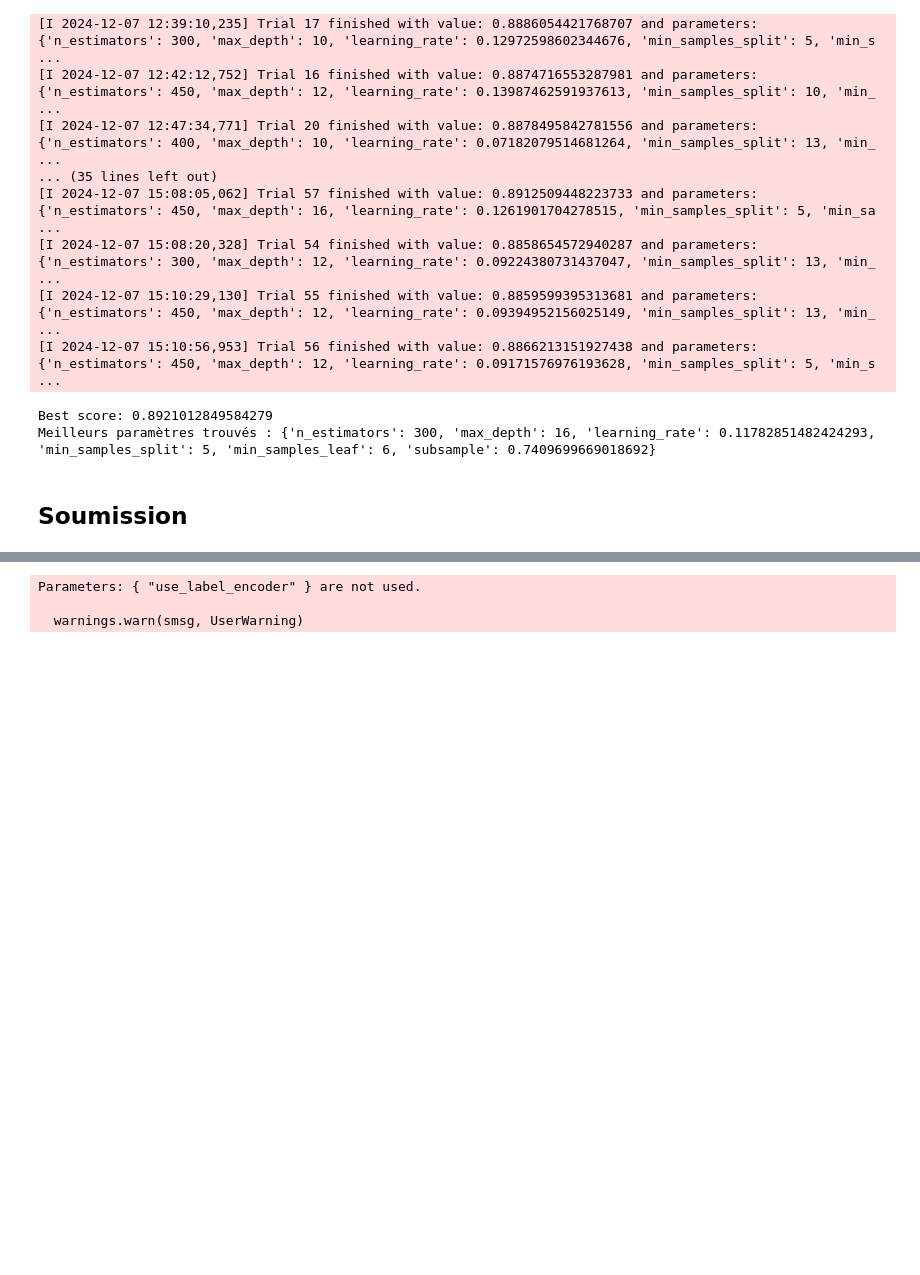
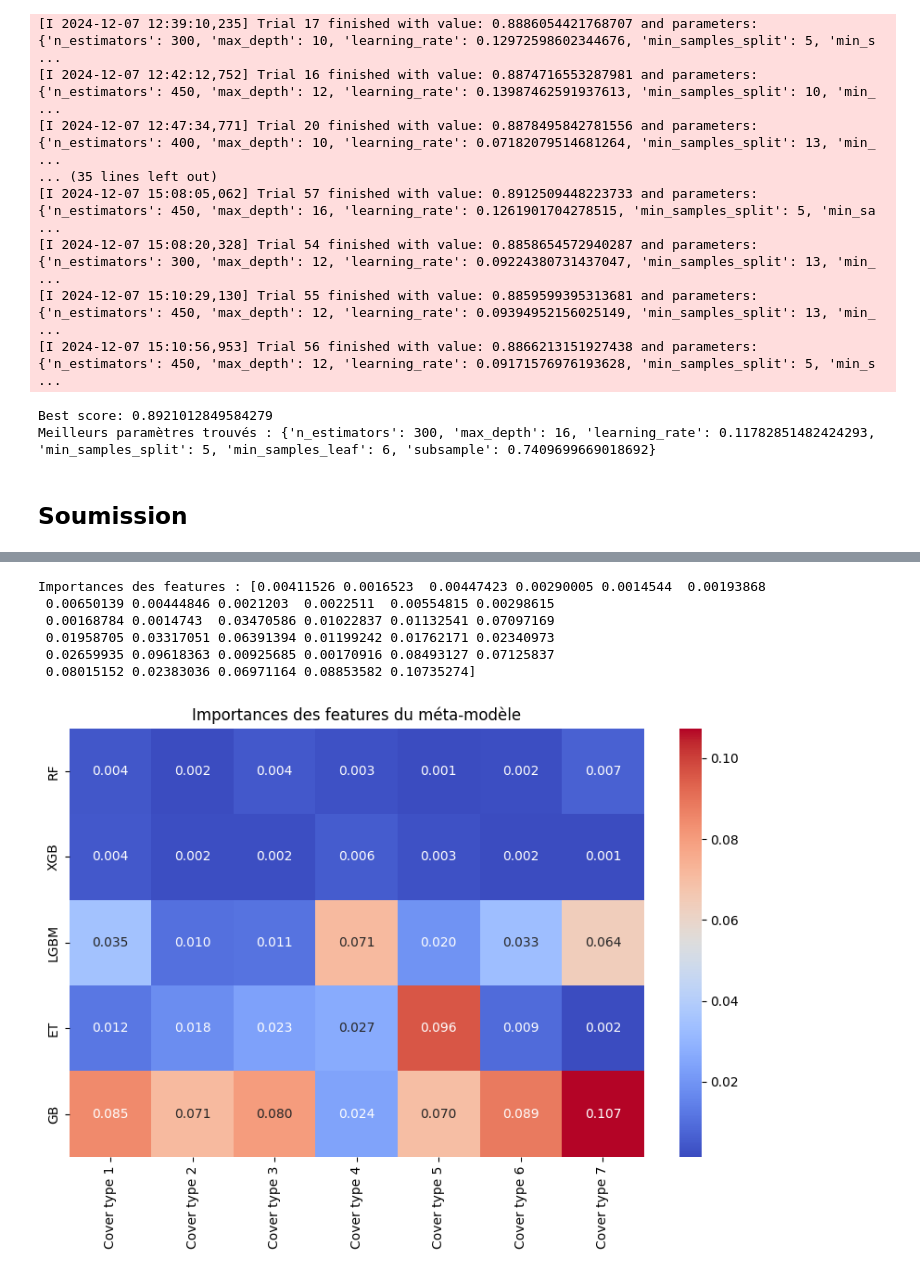
Before and after one commit to stephecw/Forest-Challenge, a Jupyter notebook: tuning_hill.ipynb, the cells around one changed output, grey strips where cells are left out. Saved outputs shown, nothing was run; the diff lists cells and outputs as text; code cells hidden in the pictures; blank space fills up the shorter version.

```diff
--- a/tuning_hill.ipynb
+++ b/tuning_hill.ipynb
@@ -602,0 +658,5 @@ KeyError: "['Hillshade_9am'] not found in axis"
+# %%
+y_adj = y - 1
+
+# On entraîne le modèle de stacking
+stacking_model.fit(X1, y_adj)
@@ -603,15 +684,8 @@ KeyError: "['Hillshade_9am'] not found in axis"
 # %%
-# On entraîne le modèle de stacking
-stacking_model.fit(X, y_adj)
-
 # On prédit sur l'ensemble de test
-y_pred_stack = stacking_model.predict(X_test_full)
+y_pred_stack = stacking_model.predict(X_test_full1)
 
 y_pred_stack = y_pred_stack + 1
-# %% [output]
-Parameters: { "use_label_encoder" } are not used.
-
-  warnings.warn(smsg, UserWarning)
 # %%
 # On crée un DataFrame avec les Id et les Cover_Type prédits
 submission_df = pd.DataFrame({
@@ -623,0 +698,33 @@ submission_df.to_csv('soumissions/submission_stacking_Hillshade_opt_170.csv', in
+# %%
+# Accéder au méta-modèle (XGBoost dans ce cas)
+meta_model = stacking_model.final_estimator_
+
+# Obtenir les importances des features
+if hasattr(meta_model, 'feature_importances_'):
+    importances = meta_model.feature_importances_
+    print("Importances des features :", importances)
+
+    importance_matrix = np.zeros((5,7))
+    importance_matrix[0] = importances[:7]
+    importance_matrix[1] = importances[7:14]
+    importance_matrix[2] = importances[14:21]
+    importance_matrix[3] = importances[21:28]
+    importance_matrix[4] = importances[28:]
+
+    # Visualisation des importances
+    plt.figure(figsize=(10, 6))
+    sns.heatmap(importance_matrix, annot=True, fmt='.3f', cmap='coolwarm', xticklabels=['Cover type 1','Cover type 2','Cover type 3','Cover type 4','Cover type 5','Cover type 6','Cover type 7'], yticklabels=['RF', 'XGB', 'LGBM', 'ET', 'GB'])
+    plt.title("Importances des features du méta-modèle")
+    plt.show()
+
+
+else:
+    print("Le méta-modèle ne fournit pas d'importances des features.")
+# %% [output]
+Importances des features : [0.00411526 0.0016523  0.00447423 0.00290005 0.0014544  0.00193868
+ 0.00650139 0.00444846 0.0021203  0.0022511  0.00554815 0.00298615
+ 0.00168784 0.0014743  0.03470586 0.01022837 0.01132541 0.07097169
+ 0.01958705 0.03317051 0.06391394 0.01199242 0.01762171 0.02340973
+ 0.02659935 0.09618363 0.00925685 0.00170916 0.08493127 0.07125837
+ 0.08015152 0.02383036 0.06971164 0.08853582 0.10735274]
+[figure, added]
```
Also changed, not shown: parts of 15 cells of this notebook, 14 other files.
